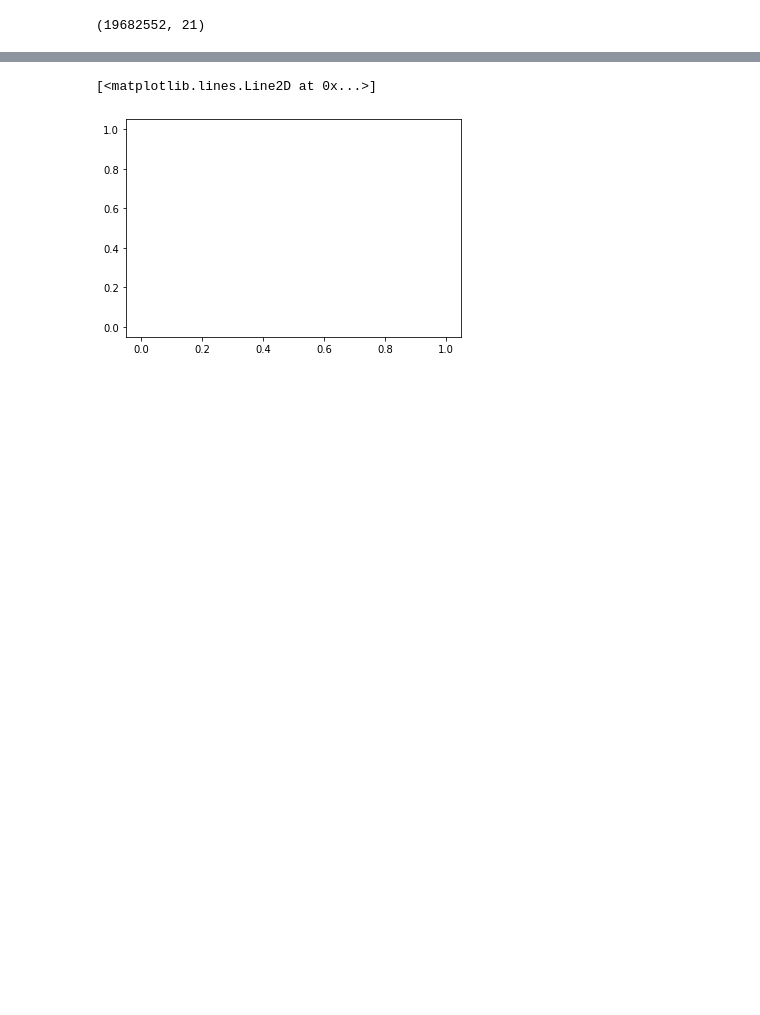
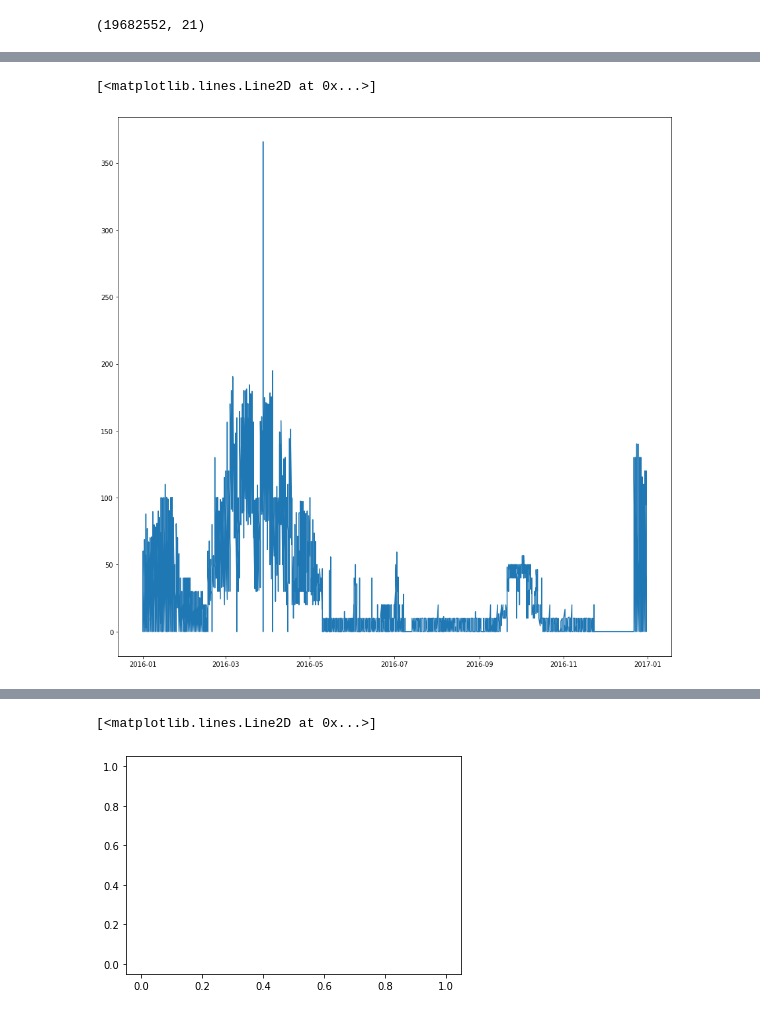
Before and after one commit to thebearinmind/bearinmind-kaggle, a Jupyter notebook: ashrae/single_model.ipynb, the cells around one changed output, grey strips where cells are left out. Cells and saved outputs as stored; diff of their text form; code cells hidden in the pictures; blank space fills up the shorter version.

```diff
--- a/ashrae/single_model.ipynb
+++ b/ashrae/single_model.ipynb
@@ -212,5 +306,2 @@ df_train['meter_reading'].isnull().sum()
 # %%
 test = df_train.copy()
-# %%
-# Intrapolate nan values of meter reading
-test['meter_reading'] = test.groupby(['building_id', 'meter'])['meter_reading'].apply(lambda x : x.interpolate(method = "spline", order = 2, limit_direction = "both"))
@@ -220,0 +319,9 @@ test_viz = df_train[(df_train['meter'] ==  1) & (df_train['building_id'] == 7)]
+# %%
+test = dp.create_stats_features(test, ['air_temperature'], ['site_id', 'Hour'])
+# %%
+test['relative_humidity'] = 100-5*(test['air_temperature'] - test['dew_temperature'])
+test['air_density_dry'] = test['sea_level_pressure']/(287.058 * test['air_temperature'])
+test['vapor_pressure_water_satur'] = 6.102*10**((7.5*test['air_temperature'])/(test['air_temperature']+237.8))
+test['vapor_pressure_water'] =  test['relative_humidity']*test['vapor_pressure_water_satur']
+test['partial_press_dry'] = test['sea_level_pressure']-test['vapor_pressure_water']
+test['air_density_humid'] = (test['partial_press_dry']*0.0289654+test['vapor_pressure_water'] *0.018016)/8.314*test['air_temperature']
@@ -221,3 +348,6 @@ test_viz = df_train[(df_train['meter'] ==  1) & (df_train['building_id'] == 7)]
 # %%
-plt.figure(figsize=(20,20))
-plt.plot(pd.to_datetime(test_viz["timestamp"]).dt.date, test_viz['meter_reading'])
+plt.figure(figsize=(15,15))
+plt.plot(pd.to_datetime(test["timestamp"]).dt.date, test['meter_reading'])
+# %% [output]
+[<matplotlib.lines.Line2D at 0x...>]
+[figure, added]
```
Also changed, not shown: parts of 49 cells of this notebook, 2 other files.
